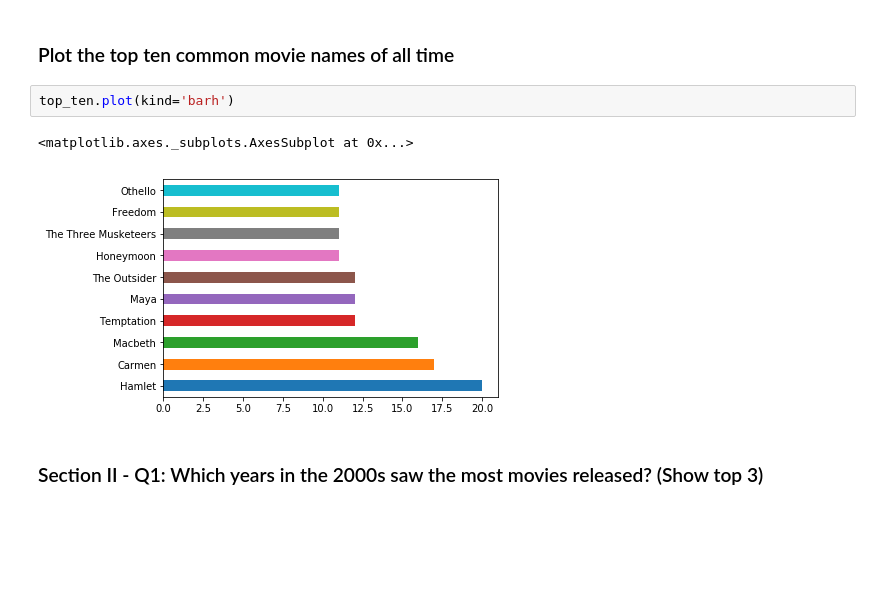
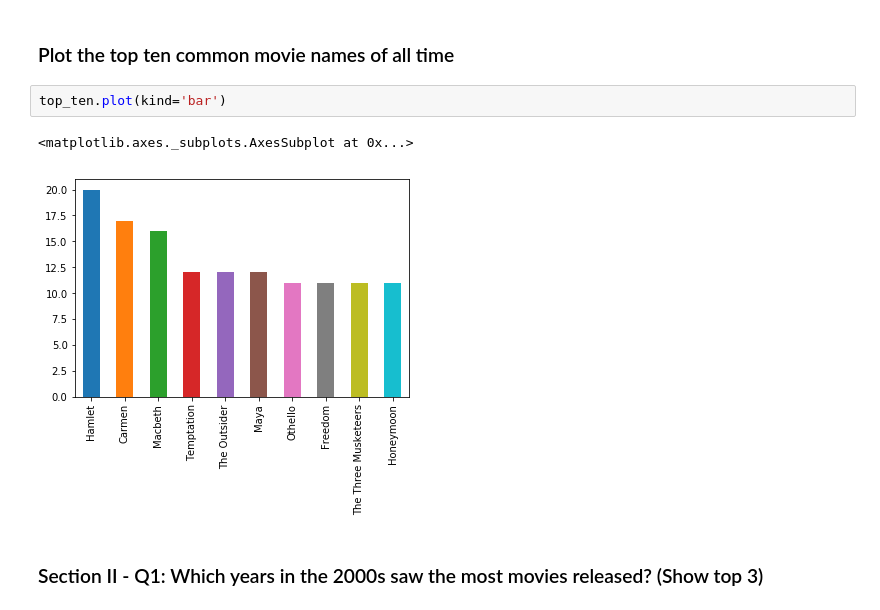
Before and after one commit to thechosen1xxx/mec-mini-projects, a Jupyter notebook: mec-5.3.10-data-wranging-with-pandas-mini-project/Mini_Project_Data_Wrangling_Pandas.ipynb, the cells around one changed output. Saved outputs shown, nothing was run; the diff lists cells and outputs as text; blank space fills up the shorter version.

```diff
--- a/mec-5.3.10-data-wranging-with-pandas-mini-project/Mini_Project_Data_Wrangling_Pandas.ipynb
+++ b/mec-5.3.10-data-wranging-with-pandas-mini-project/Mini_Project_Data_Wrangling_Pandas.ipynb
@@ -390,10 +390,10 @@ Name: title, dtype: int64
 # %% [markdown]
 ### Plot the top ten common movie names of all time
 # %%
-top_ten.plot(kind='barh')
+top_ten.plot(kind='bar')
 # %% [output]
 <matplotlib.axes._subplots.AxesSubplot at 0x...>
-[figure, old version]
+[figure, new version]
 # %% [markdown]
 ### Section II - Q1:  Which years in the 2000s saw the most movies released? (Show top 3)
 # %%
```
Also changed, not shown: parts of 20 cells of this notebook.
